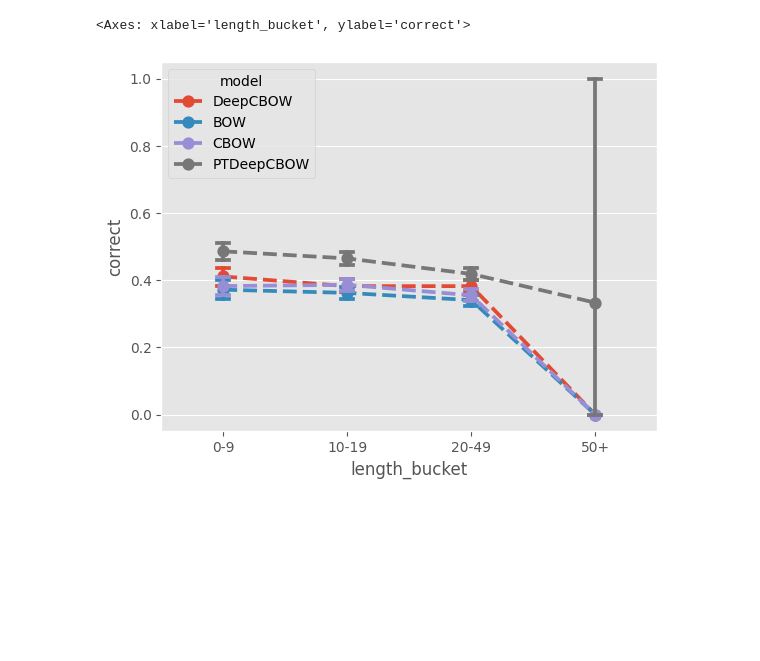
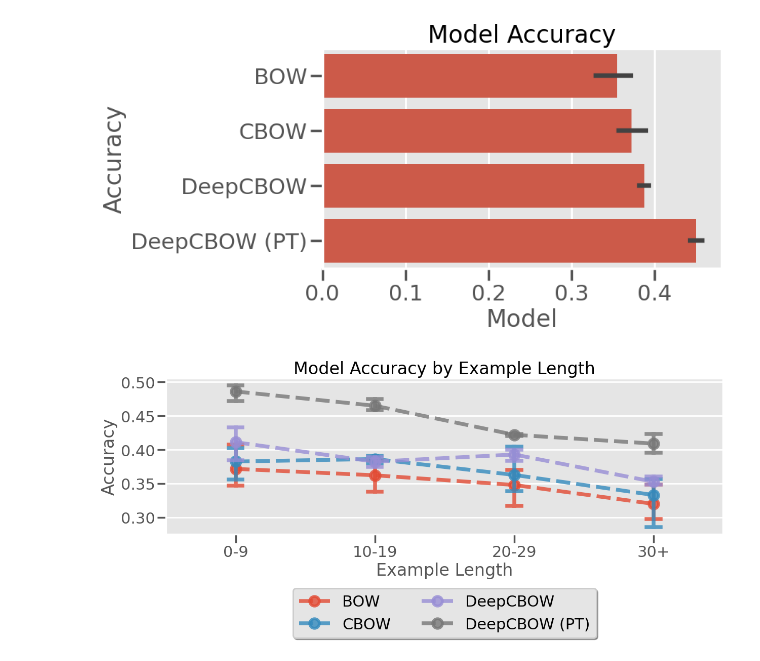
Before and after one commit to Joselgc1/NLP1-Labs, a Jupyter notebook: plots_practical_2.ipynb, the cells around one changed output. Saved outputs shown, nothing was run; the diff lists cells and outputs as text; code cells hidden in the pictures; blank space fills up the shorter version.

Commit message:
Generate first iteration of report plots

```diff
--- a/plots_practical_2.ipynb
+++ b/plots_practical_2.ipynb
@@ -6,16 +6,19 @@ import numpy as np
 import pandas as pd
 import seaborn as sns
 
-plt.style.use("ggplot")
+# plt.style.use("seaborn")
+sns.set_context("poster")
 # %%
 dfs = []
 for csv_file in Path("report_results").glob("*.csv"):
     df = pd.read_csv(csv_file)
     dfs.append(df)
 
-plotting_df = pd.concat(dfs)
-plotting_df["length_bucket"] = pd.cut(
-    plotting_df["example_length"],
-    bins=[0, 10, 20, 50, np.inf],
-    labels=["0-9", "10-19", "20-49", "50+"]
+input_df = pd.concat(dfs)
+input_df["length_bucket"] = pd.cut(
+    input_df["example_length"],
+    bins=[0, 10, 20, 30, np.inf],
+    labels=["0-9", "10-19", "20-29", "30+"]
 )
+input_df["model"] = input_df["model"].replace({
+    "PTDeepCBOW": "DeepCBOW (PT)",})
@@ -36,13 +25,39 @@ sns.barplot(plotting_df, x="model", y="correct")
-# %%
-sns.pointplot(
-    data=plotting_df,
-    x="length_bucket",
-    y="correct",
-    markers='o',
-    capsize=0.1,
-    linestyles="--",
-    hue="model"
-)
-# %% [output]
-<Axes: xlabel='length_bucket', ylabel='correct'>
-[figure, removed]
+# %%
+plotting_df = input_df.groupby(["model", "timestamp"])["correct"].mean().reset_index()
+
+fig, ax = plt.subplots(figsize=(7.2, 4))
+
+sns.barplot(plotting_df, y="model", x="correct", ax=ax)
+
+ax.set_title("Model Accuracy")
+ax.set_ylabel("Accuracy")
+ax.set_xlabel("Model")
+
+fig.savefig("plots/model_accuracy.png", bbox_inches="tight")
+# %% [output]
+[figure, added]
+# %%
+fig, ax = plt.subplots(figsize=(14.2, 4))
+
+plotting_df = input_df.groupby(["model", "timestamp", "length_bucket"])["correct"].mean().reset_index()
+sns.pointplot(
+    data=plotting_df,
+    x="length_bucket",
+    y="correct",
+    markers='o',
+    capsize=0.1,
+    linestyles="--",
+    hue="model",
+    alpha=0.8
+)
+
+ax.set_title("Model Accuracy by Example Length")
+ax.set_ylabel("Accuracy")
+ax.set_xlabel("Example Length")
+
+# Place legend below the plot horizontally
+ax.legend(loc='upper center', bbox_to_anchor=(0.5, -0.3), shadow=True, ncol=2)
+
+fig.savefig("plots/acc_vs_length.png", bbox_inches="tight")
+# %% [output]
+[figure, added]
```
Also changed, not shown: parts of 3 cells of this notebook.
